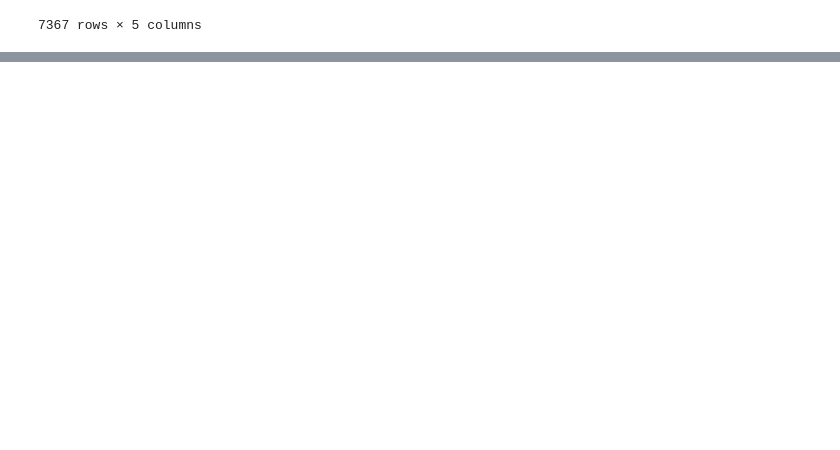
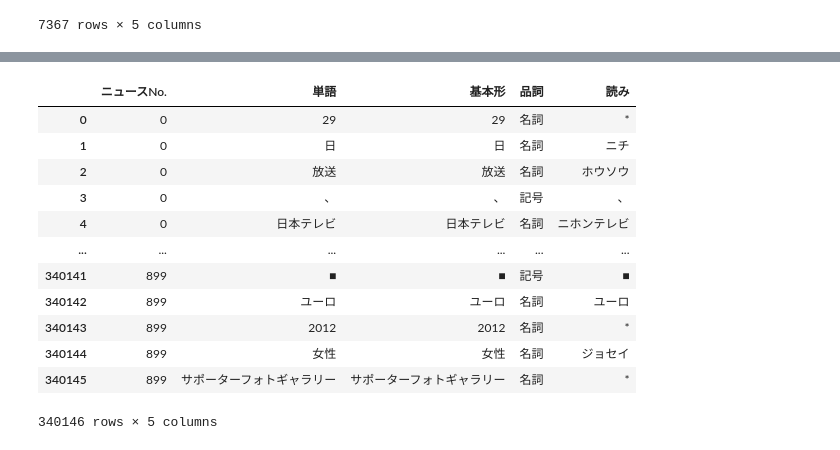
Before and after one commit to yuki-tamaribuchi/ml_code_kata, a Jupyter notebook: livedoor_text_sample.ipynb, the cells around one changed output, grey strips where cells are left out. Drawn from its saved outputs; the diff is of its cells as text; code cells hidden in the pictures; blank space fills up the shorter version.

```diff
--- a/livedoor_text_sample.ipynb
+++ b/livedoor_text_sample.ipynb
@@ -93,0 +140,16 @@ article_df
+# %%
+word_df
+# %% [output]
+|  | ニュースNo. | 単語 | 基本形 | 品詞 | 読み |
+| 0 | 0 | 29 | 29 | 名詞 | * |
+| 1 | 0 | 日 | 日 | 名詞 | ニチ |
+| 2 | 0 | 放送 | 放送 | 名詞 | ホウソウ |
+| 3 | 0 | 、 | 、 | 記号 | 、 |
+| 4 | 0 | 日本テレビ | 日本テレビ | 名詞 | ニホンテレビ |
+| ... | ... | ... | ... | ... | ... |
+| 340141 | 899 | ■ | ■ | 記号 | ■ |
+| 340142 | 899 | ユーロ | ユーロ | 名詞 | ユーロ |
+| 340143 | 899 | 2012 | 2012 | 名詞 | * |
+| 340144 | 899 | 女性 | 女性 | 名詞 | ジョセイ |
+| 340145 | 899 | サポーターフォトギャラリー | サポーターフォトギャラリー | 名詞 | * |
+340146 rows × 5 columns
```
Also changed, not shown: parts of 8 cells of this notebook.
